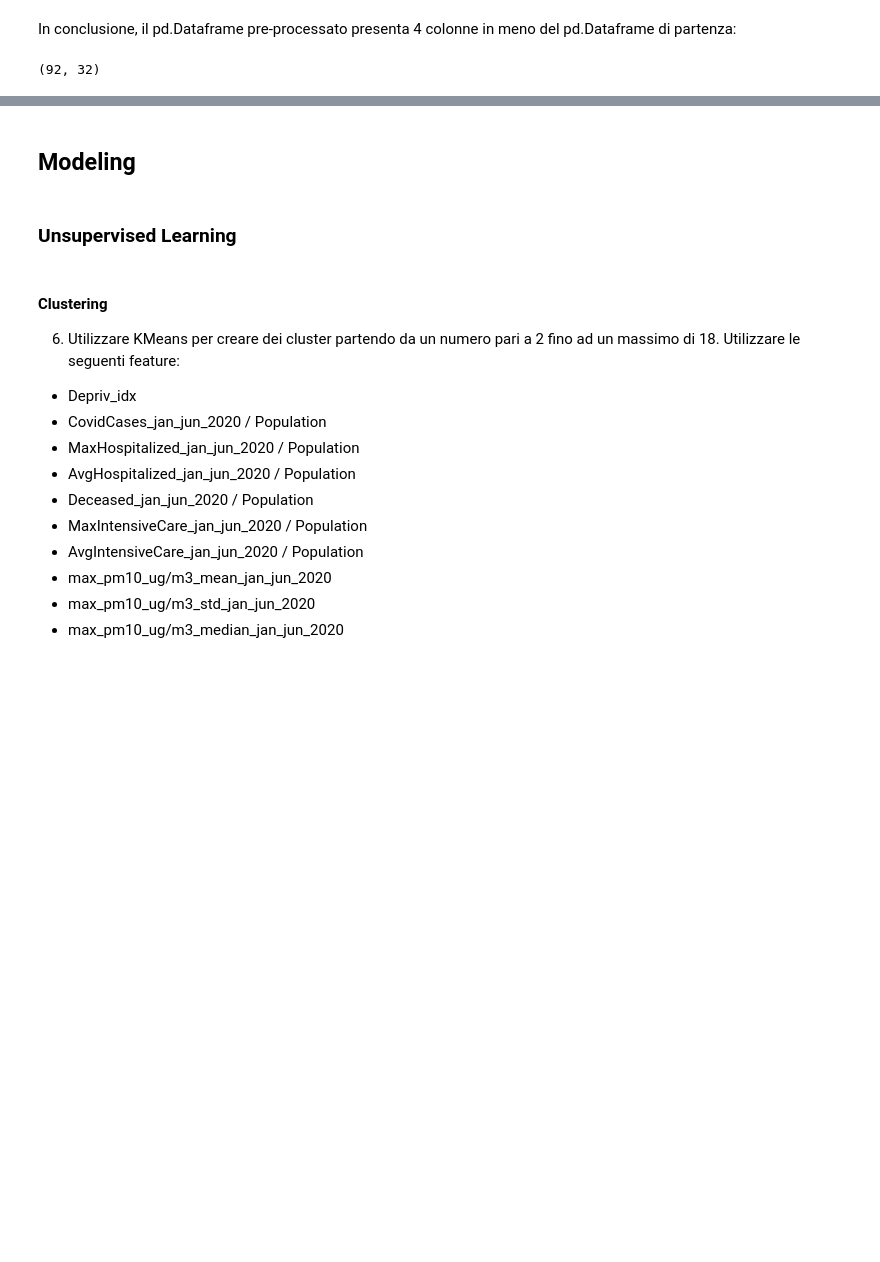
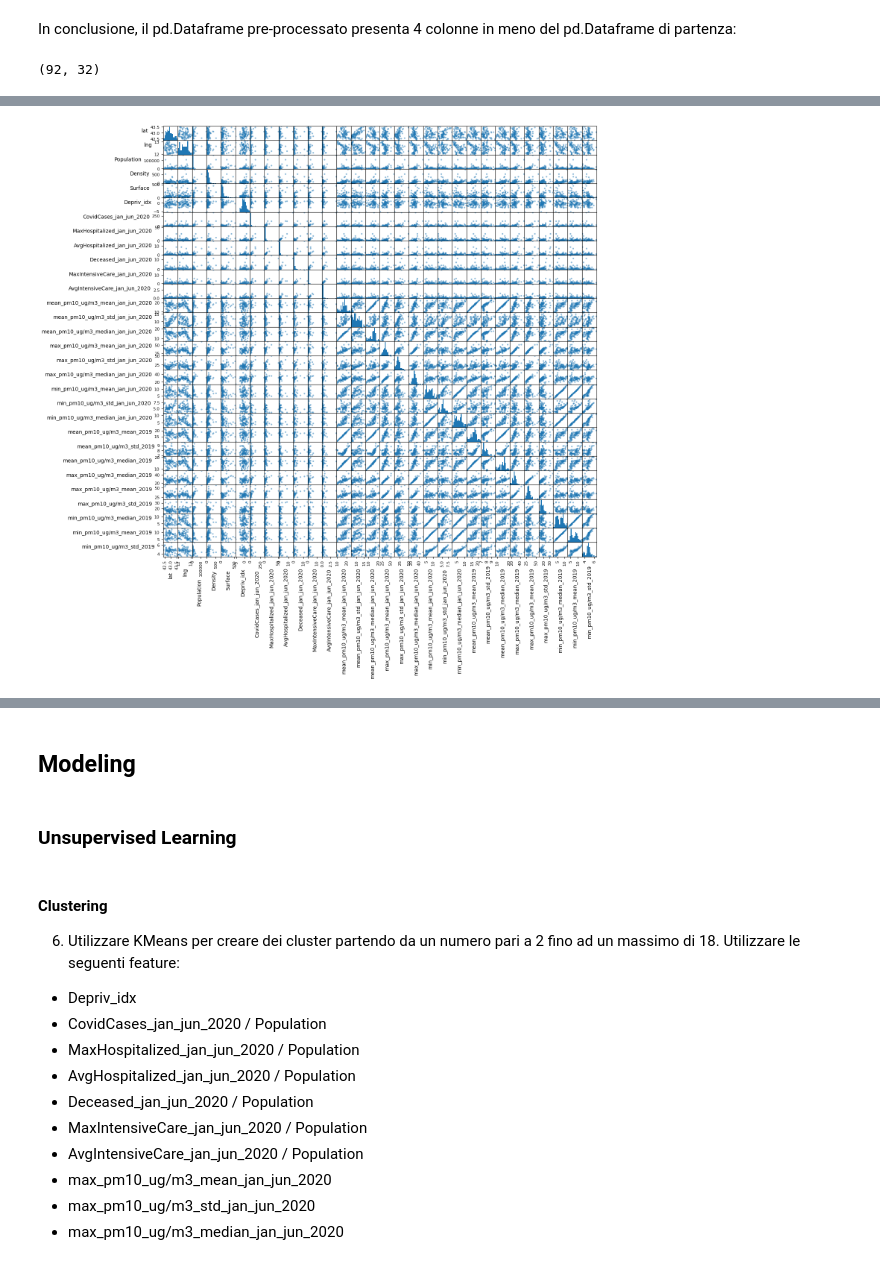
Before and after one commit to nutc22/ml-covid-pollution, a Jupyter notebook: exam.ipynb, the cells around one changed output, grey strips where cells are left out. Saved outputs shown, nothing was run; the diff lists cells and outputs as text; code cells hidden in the pictures; blank space fills up the shorter version.

```diff
--- a/exam.ipynb
+++ b/exam.ipynb
@@ -153,0 +176,16 @@ df.shape
+# %%
+df_2019=df.drop([col_name for col_name in df.columns if col_name.endswith("2020")], axis=1)
+df_2020=df.drop([col_name for col_name in df.columns if col_name.endswith("2019")], axis=1)
+
+axes = pd.plotting.scatter_matrix(
+    df.drop(["City"],axis=1),
+    hist_kwds={'bins':15},
+    figsize=(15,15)
+)
+
+for ax in axes.flatten():
+    ax.xaxis.label.set_rotation(90)
+    ax.yaxis.label.set_rotation(0)
+    ax.yaxis.label.set_ha('right')
+# %% [output]
+[figure, added]
```
Also changed, not shown: parts of 6 cells of this notebook.
